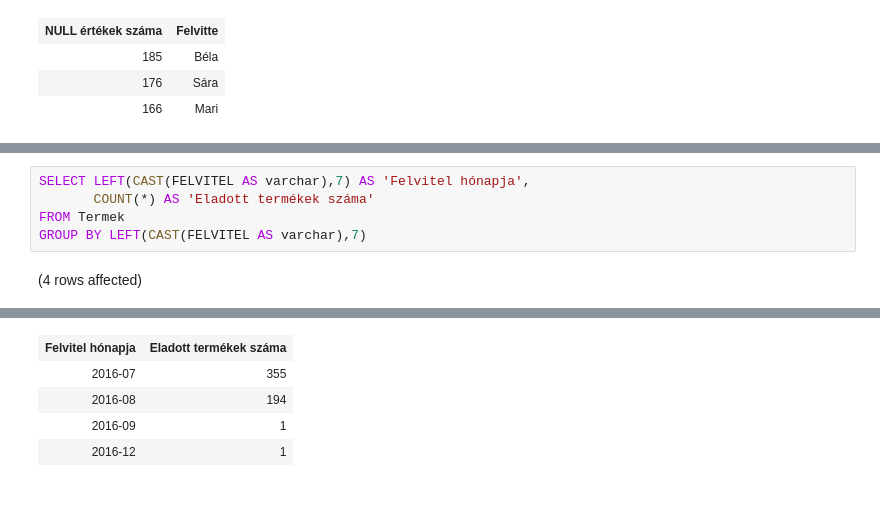
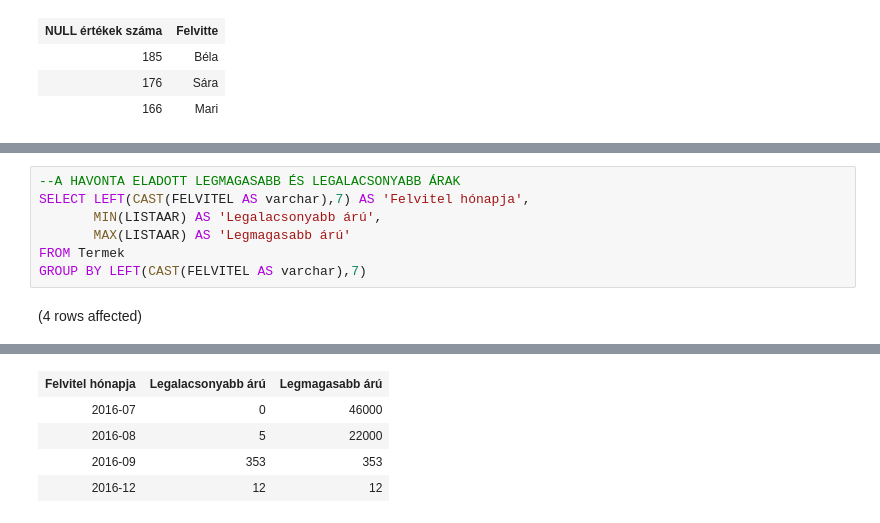
Before and after one commit to gergyemartin/adatbazis_gyak1, a Jupyter notebook: hazi_feladat.ipynb, the cells around one changed output, grey strips where cells are left out. Drawn from its saved outputs; the diff is of its cells as text.

```diff
--- a/hazi_feladat.ipynb
+++ b/hazi_feladat.ipynb
@@ -69,8 +66,10 @@ Total execution time: 00:00:00.026
 | 2016-09 | 353 | 1 |
 | 2016-12 | 12 | 1 |
 # %%
+--A HAVONTA ELADOTT LEGMAGASABB ÉS LEGALACSONYABB ÁRAK
 SELECT LEFT(CAST(FELVITEL AS varchar),7) AS 'Felvitel hónapja',
-       COUNT(*) AS 'Eladott termékek száma'
+       MIN(LISTAAR) AS 'Legalacsonyabb árú',
+       MAX(LISTAAR) AS 'Legmagasabb árú'
 FROM Termek
 GROUP BY LEFT(CAST(FELVITEL AS varchar),7)
 # %% [output]
@@ -79,6 +78,6 @@ Total execution time: 00:00:00.073
-| Felvitel hónapja | Eladott termékek száma |
-| 2016-07 | 355 |
-| 2016-08 | 194 |
-| 2016-09 | 1 |
-| 2016-12 | 1 |
+| Felvitel hónapja | Legalacsonyabb árú | Legmagasabb árú |
+| 2016-07 | 0 | 46000 |
+| 2016-08 | 5 | 22000 |
+| 2016-09 | 353 | 353 |
+| 2016-12 | 12 | 12 |
 # %%
```
Also changed, not shown: parts of 8 cells of this notebook.
